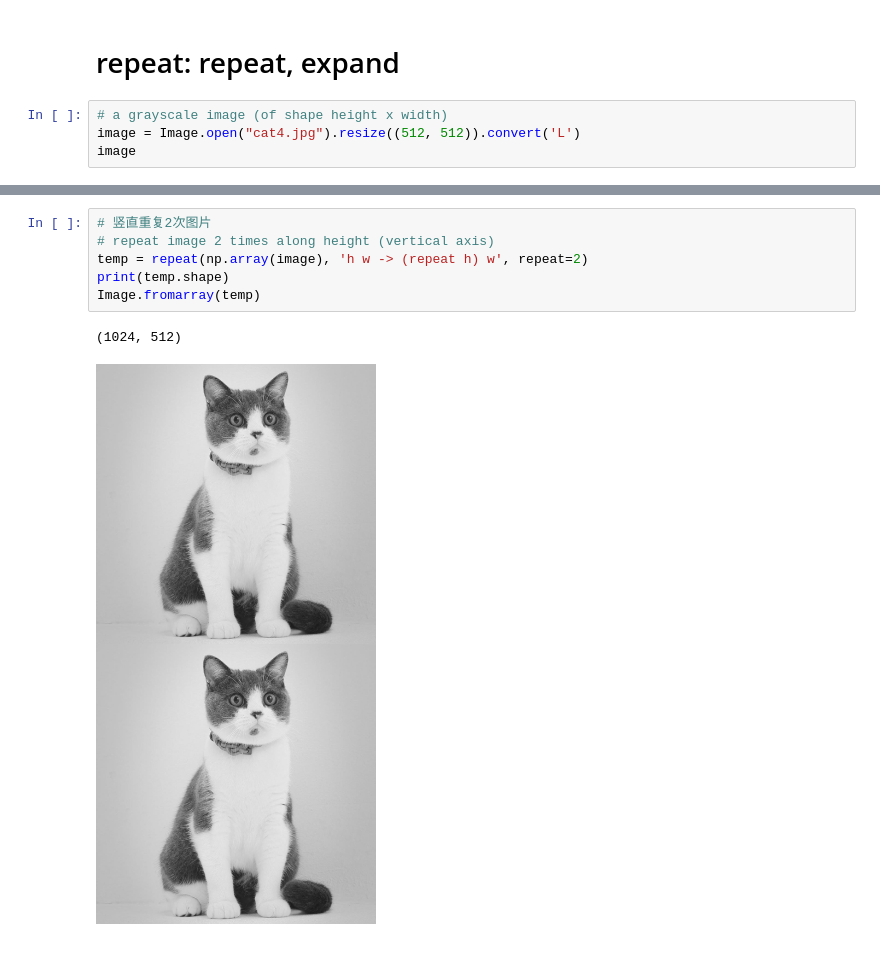
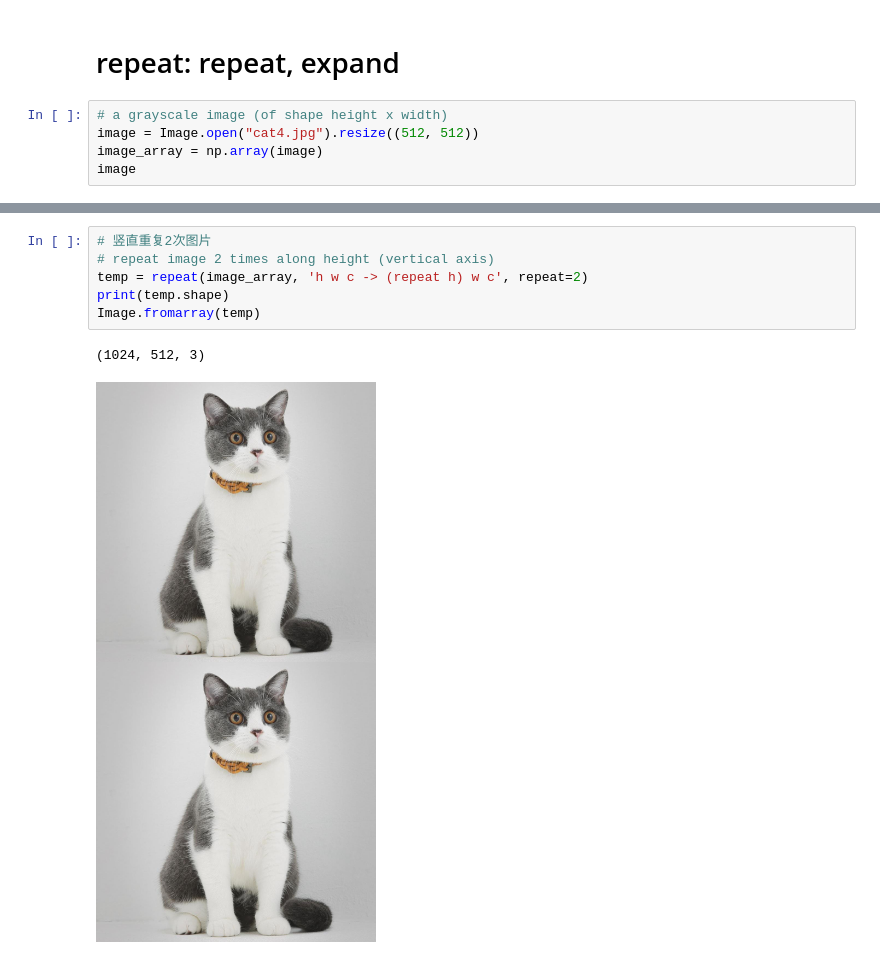
Before and after one commit to NagatoYuki0943/DL, a Jupyter notebook: Pytorch/01_PyTorch基本/05数学运算/einops einsum&rearrange&repeat&reduce.ipynb, the cells around one changed output, grey strips where cells are left out. Drawn from its saved outputs; the diff is of its cells as text.

```diff
--- a/Pytorch/01_PyTorch基本/05数学运算/einops einsum&rearrange&repeat&reduce.ipynb
+++ b/Pytorch/01_PyTorch基本/05数学运算/einops einsum&rearrange&repeat&reduce.ipynb
@@ -222,6 +222,7 @@ print((x - reduce(x, 'b c h w -> b c () ()', 'mean')).shape)
 # repeat: repeat, expand
 # %%
 # a grayscale image (of shape height x width)
-image = Image.open("cat4.jpg").resize((512, 512)).convert('L')
+image = Image.open("cat4.jpg").resize((512, 512))
+image_array = np.array(image)
 image
 # %% [output]
@@ -237,12 +239,12 @@ Image.fromarray(temp)
 # %%
 # 竖直重复2次图片
 # repeat image 2 times along height (vertical axis)
-temp = repeat(np.array(image), 'h w -> (repeat h) w', repeat=2)
+temp = repeat(image_array, 'h w c -> (repeat h) w c', repeat=2)
 print(temp.shape)
 Image.fromarray(temp)
 # %% [output]
-(1024, 512)
+(1024, 512, 3)
-[figure, old version]
+[figure, new version]
 # %%
 # 水平重复3次
 # repeat image 3 time along width
```
Also changed, not shown: parts of 10 cells of this notebook.
